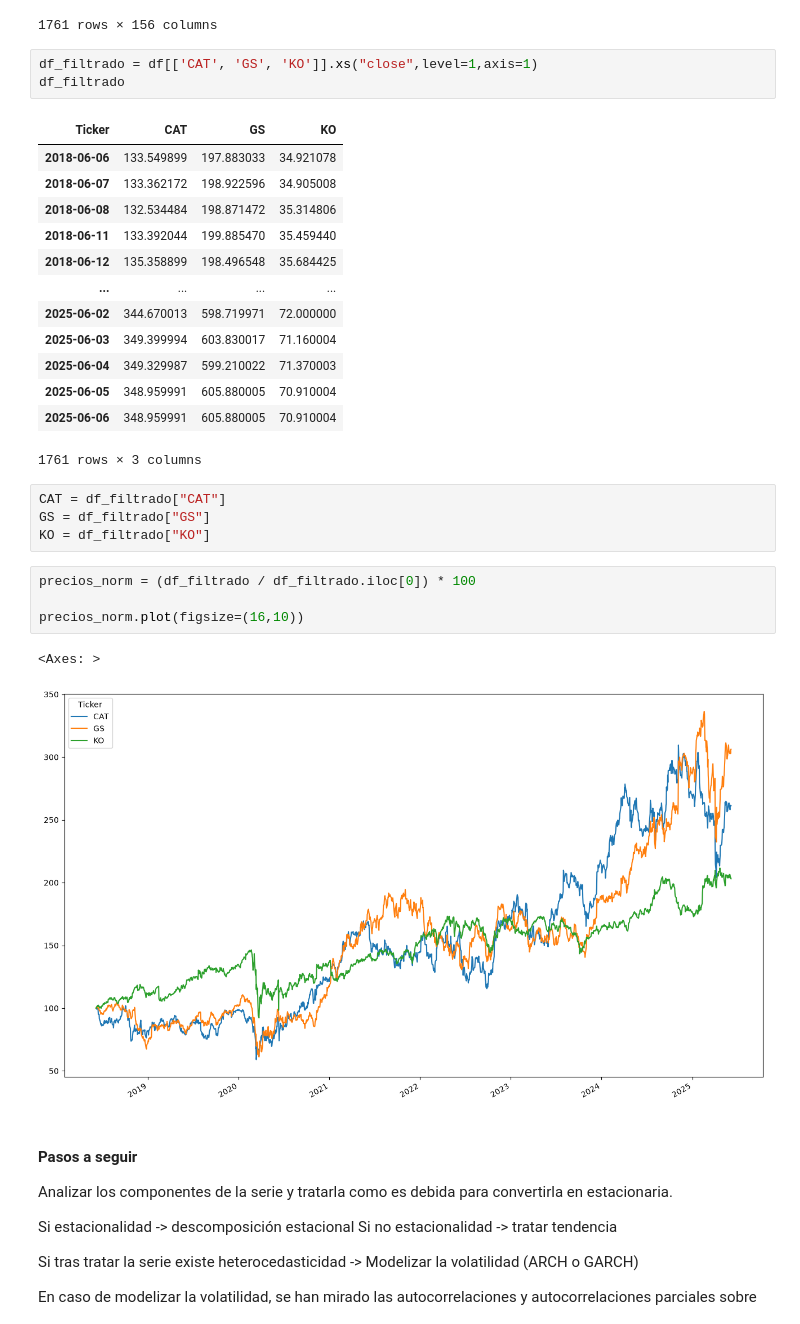
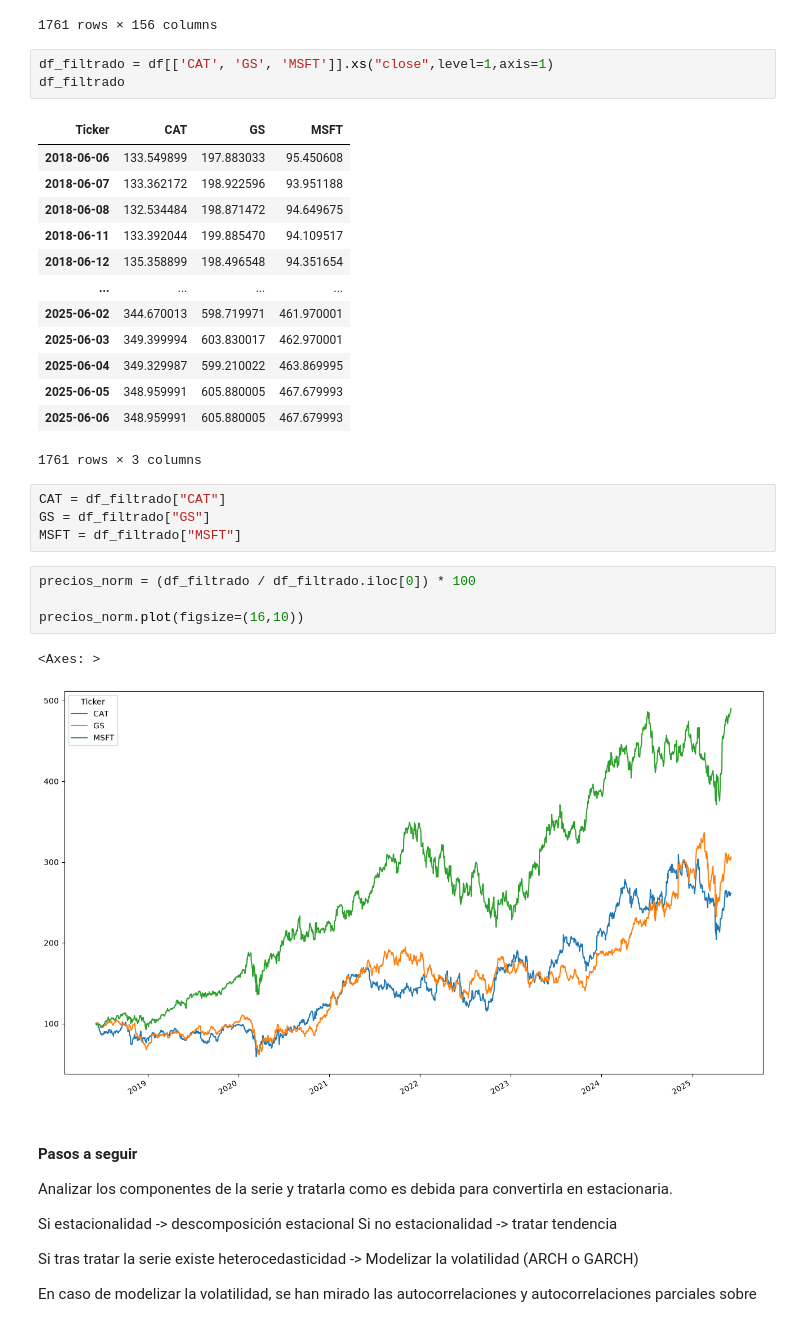
Before and after one commit to enekoanguiano/BBVA_DowJones, a Jupyter notebook: CODIGO/SeriesTemporales.ipynb, the cells around one changed output. Saved outputs shown, nothing was run; the diff lists cells and outputs as text.

```diff
--- a/CODIGO/SeriesTemporales.ipynb
+++ b/CODIGO/SeriesTemporales.ipynb
@@ -27,33 +28,33 @@ df
 | 2025-06-06 | 203.500000 | 286.329987 | 296.500000 | 212.500000 | 351.000000 | 263.709991 | 64.480003 | 138.149994 | 113.730003 | 28.510000 | ... | ... |
 1761 rows × 156 columns
 # %%
-df_filtrado = df[['CAT', 'GS', 'KO']].xs("close",level=1,axis=1)
+df_filtrado = df[['CAT', 'GS', 'MSFT']].xs("close",level=1,axis=1)
 df_filtrado
 # %% [output]
-| Ticker | CAT | GS | KO |
-| 2018-06-06 | 133.549899 | 197.883033 | 34.921078 |
-| 2018-06-07 | 133.362172 | 198.922596 | 34.905008 |
-| 2018-06-08 | 132.534484 | 198.871472 | 35.314806 |
-| 2018-06-11 | 133.392044 | 199.885470 | 35.459440 |
-| 2018-06-12 | 135.358899 | 198.496548 | 35.684425 |
+| Ticker | CAT | GS | MSFT |
+| 2018-06-06 | 133.549899 | 197.883033 | 95.450608 |
+| 2018-06-07 | 133.362172 | 198.922596 | 93.951188 |
+| 2018-06-08 | 132.534484 | 198.871472 | 94.649675 |
+| 2018-06-11 | 133.392044 | 199.885470 | 94.109517 |
+| 2018-06-12 | 135.358899 | 198.496548 | 94.351654 |
 | ... | ... | ... | ... |
-| 2025-06-02 | 344.670013 | 598.719971 | 72.000000 |
-| 2025-06-03 | 349.399994 | 603.830017 | 71.160004 |
-| 2025-06-04 | 349.329987 | 599.210022 | 71.370003 |
-| 2025-06-05 | 348.959991 | 605.880005 | 70.910004 |
-| 2025-06-06 | 348.959991 | 605.880005 | 70.910004 |
+| 2025-06-02 | 344.670013 | 598.719971 | 461.970001 |
+| 2025-06-03 | 349.399994 | 603.830017 | 462.970001 |
+| 2025-06-04 | 349.329987 | 599.210022 | 463.869995 |
+| 2025-06-05 | 348.959991 | 605.880005 | 467.679993 |
+| 2025-06-06 | 348.959991 | 605.880005 | 467.679993 |
 1761 rows × 3 columns
 # %%
 CAT = df_filtrado["CAT"]
 GS = df_filtrado["GS"]
-KO = df_filtrado["KO"]
+MSFT = df_filtrado["MSFT"]
 # %%
 precios_norm = (df_filtrado / df_filtrado.iloc[0]) * 100
 
 precios_norm.plot(figsize=(16,10))
 # %% [output]
 <Axes: >
-[figure, old version]
+[figure, new version]
 # %% [markdown]
 #### Pasos a seguir
 
```
Also changed, not shown: parts of 12 cells of this notebook, 2 other files.
